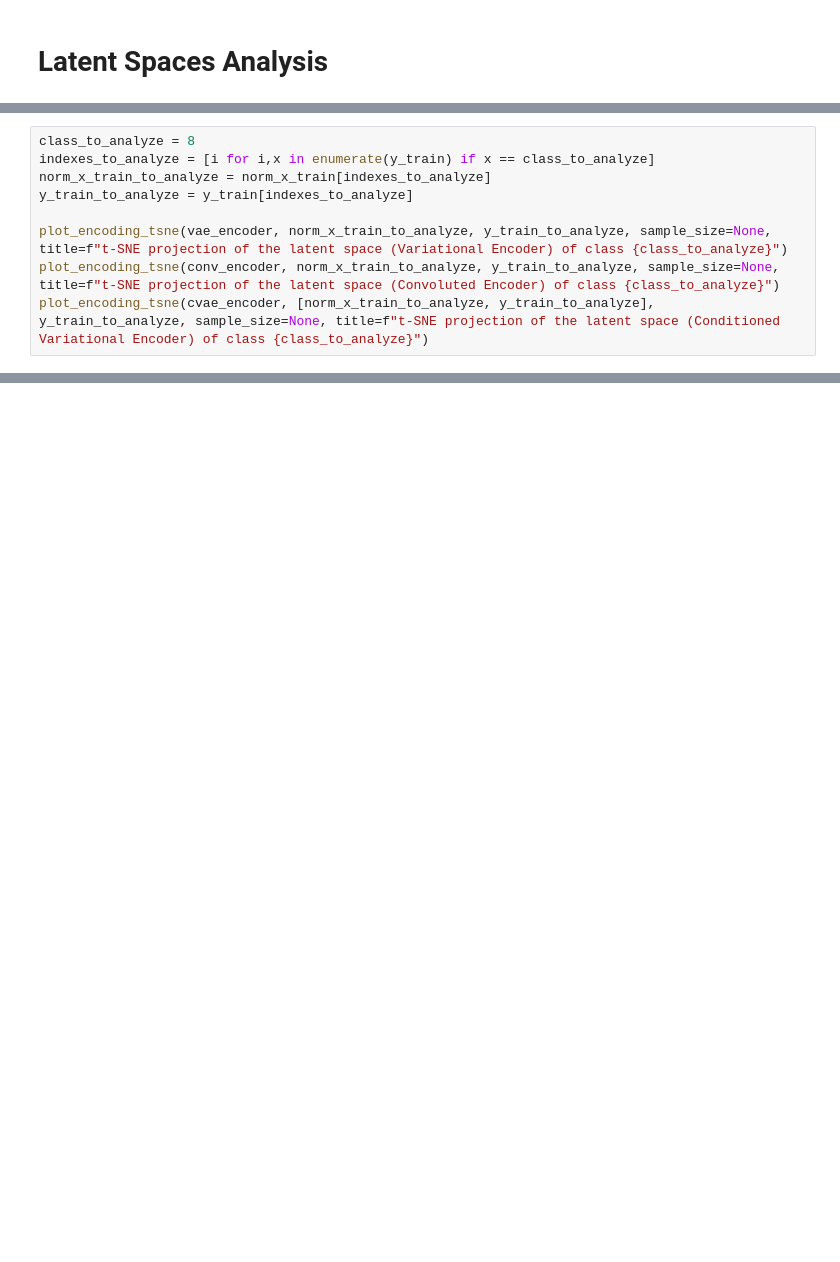
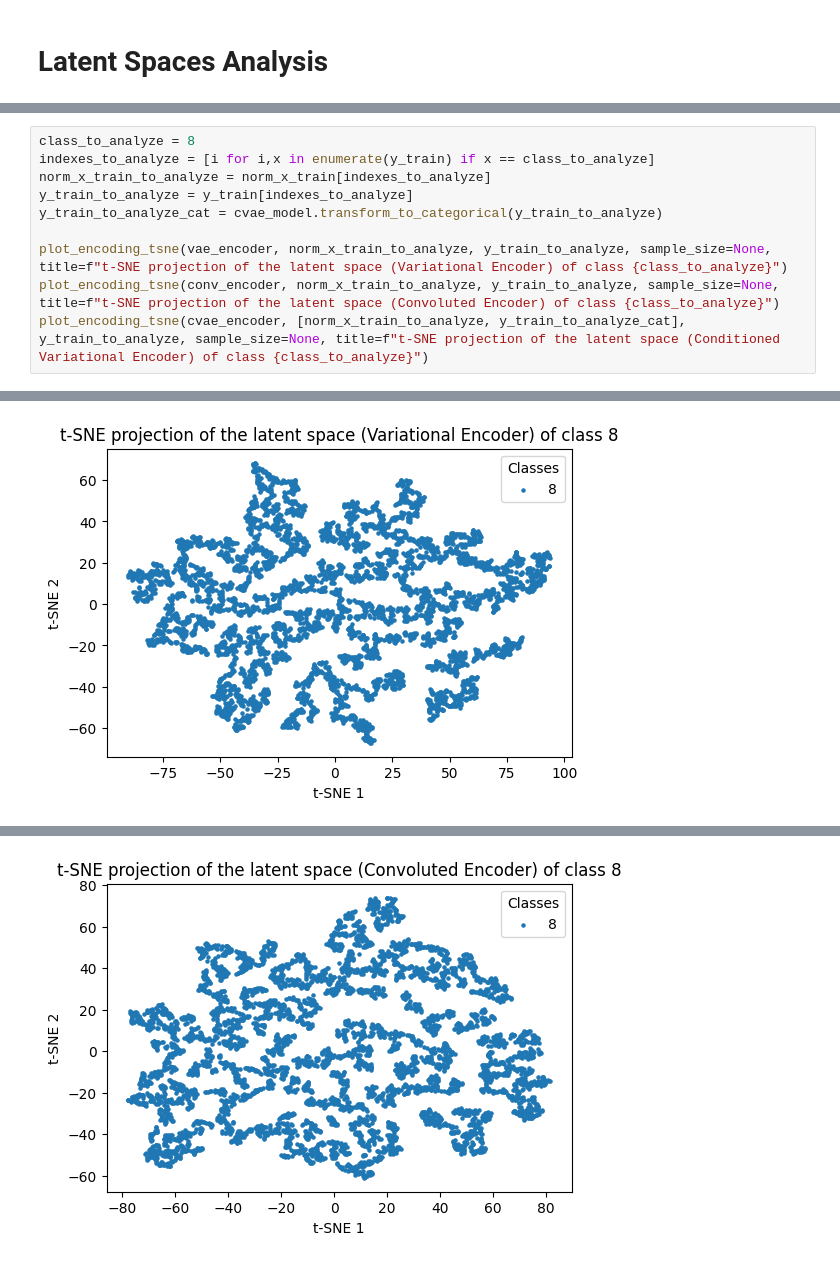
Before and after one commit to GitMAGI/llms-evaluation, a Jupyter notebook: notebooks/autoencoder_images.ipynb, the cells around one changed output, grey strips where cells are left out. Saved outputs shown, nothing was run; the diff lists cells and outputs as text; blank space fills up the shorter version.

```diff
--- a/notebooks/autoencoder_images.ipynb
+++ b/notebooks/autoencoder_images.ipynb
@@ -828,7 +652,9 @@ class_to_analyze = 8
 indexes_to_analyze = [i for i,x in enumerate(y_train) if x == class_to_analyze]
 norm_x_train_to_analyze = norm_x_train[indexes_to_analyze]
 y_train_to_analyze = y_train[indexes_to_analyze]
+y_train_to_analyze_cat = cvae_model.transform_to_categorical(y_train_to_analyze)
 
 plot_encoding_tsne(vae_encoder, norm_x_train_to_analyze, y_train_to_analyze, sample_size=None, title=f"t-SNE projection of the latent space (Variational Encoder) of class {class_to_analyze}")
 plot_encoding_tsne(conv_encoder, norm_x_train_to_analyze, y_train_to_analyze, sample_size=None, title=f"t-SNE projection of the latent space (Convoluted Encoder) of class {class_to_analyze}")
-plot_encoding_tsne(cvae_encoder, [norm_x_train_to_analyze, y_train_to_analyze], y_train_to_analyze, sample_size=None, title=f"t-SNE projection of the latent space (Conditioned Variational Encoder) of class {class_to_analyze}")
+plot_encoding_tsne(cvae_encoder, [norm_x_train_to_analyze, y_train_to_analyze_cat], y_train_to_analyze, sample_size=None, title=f"t-SNE projection of the latent space (Conditioned Variational Encoder) of class {class_to_analyze}")
+# %% [output]
@@ -834,0 +662 @@ plot_encoding_tsne(cvae_encoder, [norm_x_train_to_analyze, y_train_to_analyze],
+[figure, added]
@@ -834,0 +664 @@ plot_encoding_tsne(cvae_encoder, [norm_x_train_to_analyze, y_train_to_analyze],
+[figure, added]
```
Also changed, not shown: parts of 31 cells of this notebook, 1 other file.
